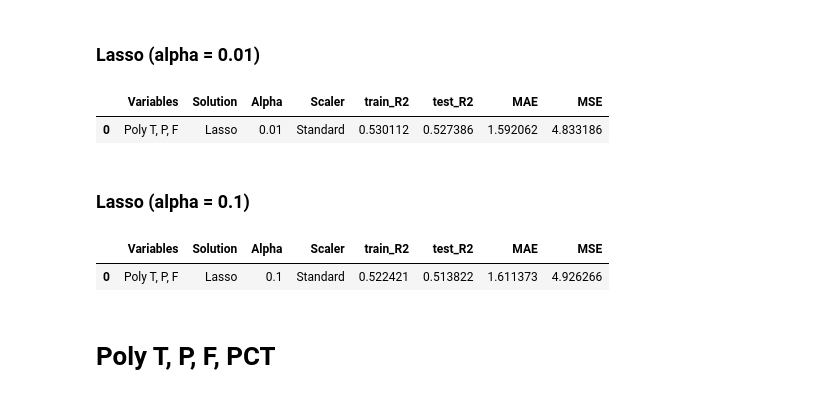
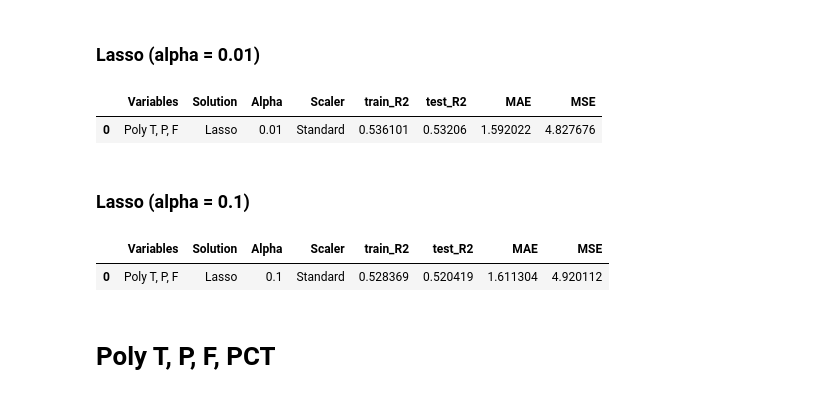
Before and after one commit to hoonzi-s/APC, a Jupyter notebook: #1ALK_213BTMRVP_R3.ipynb, the cells around one changed output. Saved outputs shown, nothing was run; the diff lists cells and outputs as text; code cells hidden in the pictures.

```diff
--- a/#1ALK_213BTMRVP_R3.ipynb
+++ b/#1ALK_213BTMRVP_R3.ipynb
@@ -2071,35 +2071,35 @@ scaler = 'Standard'
 # %%
 for i in range(n):
   train_input, test_input, train_target, test_target = tts(input_poly, target, test_size = 7/27)
   sc = StandardScaler()
   sc.fit(train_input)
   input_poly = sc.transform(input_poly)
   train_poly = sc.transform(train_input)
   test_poly = sc.transform(test_input)
 
-  model = Lasso(alpha = alpha, max_iter = 2000)
+  model = Lasso(alpha = alpha, max_iter = 30000)
   model.fit(train_poly, train_target)
 
   train_R2.append(model.score(train_poly, train_target))
   test_R2.append(model.score(test_poly, test_target))
   inferential = np.sum(model.coef_ * input_poly, axis = 1) + model.intercept_
   mae.append(MAE(target, inferential))
   mse.append(MSE(target, inferential))
 
 new = pd.DataFrame({'Variables': vars,
                     'Solution': soln,
                     'Alpha': alpha,
                     'Scaler': scaler,
                     'train_R2': np.mean(train_R2),
                     'test_R2': np.mean(test_R2),
                     'MAE': np.mean(mae),
                     'MSE': np.mean(mse)},
                    index = [0])
 information = pd.concat([information, new])
 new
 # %% [output]
 |  | Variables | Solution | Alpha | Scaler | train_R2 | test_R2 | MAE | MSE |
-| 0 | Poly T, P, F | Lasso | 0.01 | Standard | 0.530112 | 0.527386 | 1.592062 | 4.833186 |
+| 0 | Poly T, P, F | Lasso | 0.01 | Standard | 0.536101 | 0.53206 | 1.592022 | 4.827676 |
 # %% [markdown]
 ### Lasso (alpha = 0.1)
 # %%
@@ -2149,7 +2149,7 @@ information = pd.concat([information, new])
 new
 # %% [output]
 |  | Variables | Solution | Alpha | Scaler | train_R2 | test_R2 | MAE | MSE |
-| 0 | Poly T, P, F | Lasso | 0.1 | Standard | 0.522421 | 0.513822 | 1.611373 | 4.926266 |
+| 0 | Poly T, P, F | Lasso | 0.1 | Standard | 0.528369 | 0.520419 | 1.611304 | 4.920112 |
 # %% [markdown]
 # Poly T, P, F, PCT
 # %% [markdown]
```
Also changed, not shown: parts of 58 cells of this notebook.
